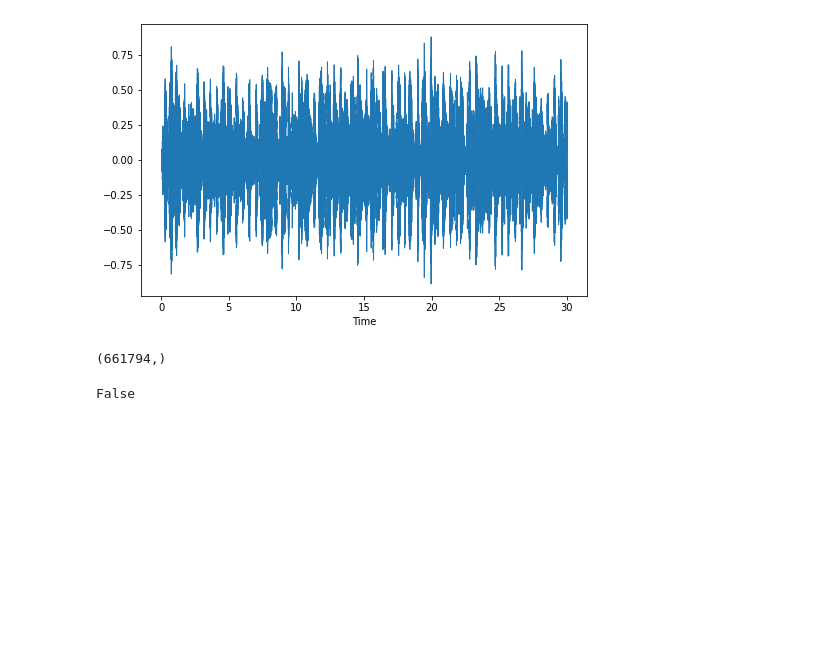
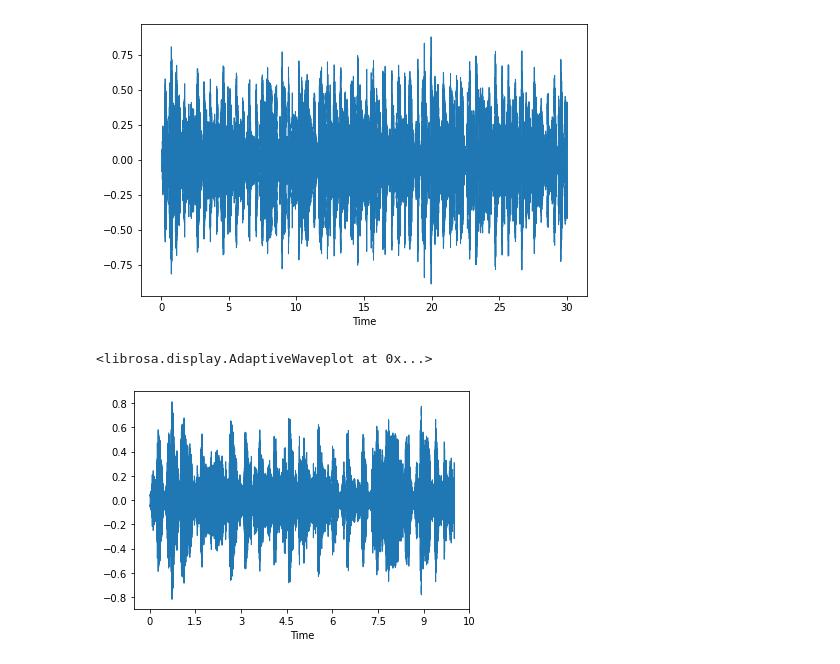
Before and after one commit to bonjarlow/ML-audio_genre-project, a Jupyter notebook: Genre Audio Classification.ipynb, the cells around one changed output. Cells and saved outputs as stored; diff of their text form; code cells hidden in the pictures; blank space fills up the shorter version.

```diff
--- a/Genre Audio Classification.ipynb
+++ b/Genre Audio Classification.ipynb
@@ -14,14 +14,11 @@ ipd.Audio(filename)
 # %% [output]
 [interactive output not drawn]
 [figure]
-# %%
-data.shape
-# %% [output]
-(661794,)
-# %%
-from panda3d.core import Multifile
-
-mf = Multifile()
-mf.openRead("genres/bextract_single.mf")
-# %% [output]
-False
+# %%
+data.shape
+import numpy as np
+
+librosa.display.waveshow(data[:len(data)//3], sr=sr)
+# %% [output]
+<librosa.display.AdaptiveWaveplot at 0x...>
+[figure, added]
```
Also changed, not shown: parts of 10 cells of this notebook.
